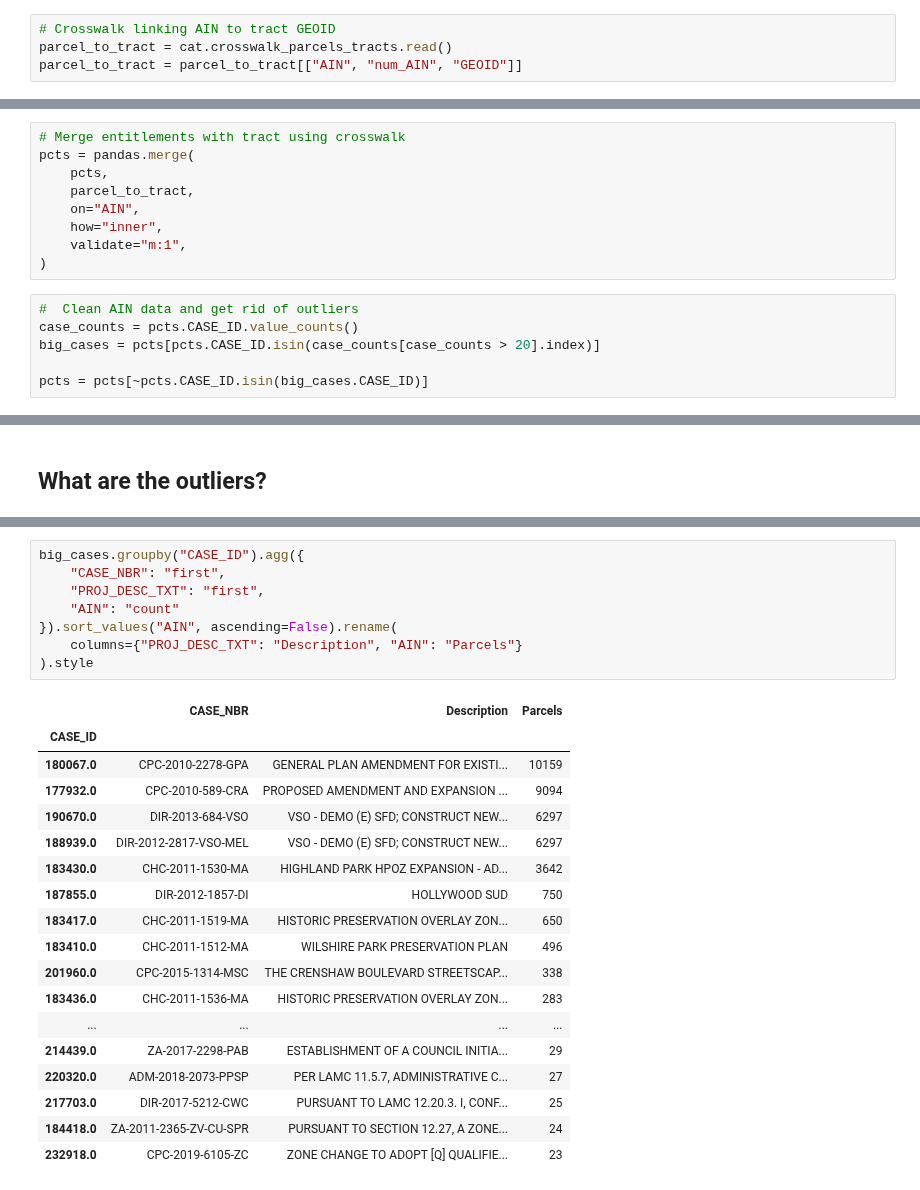
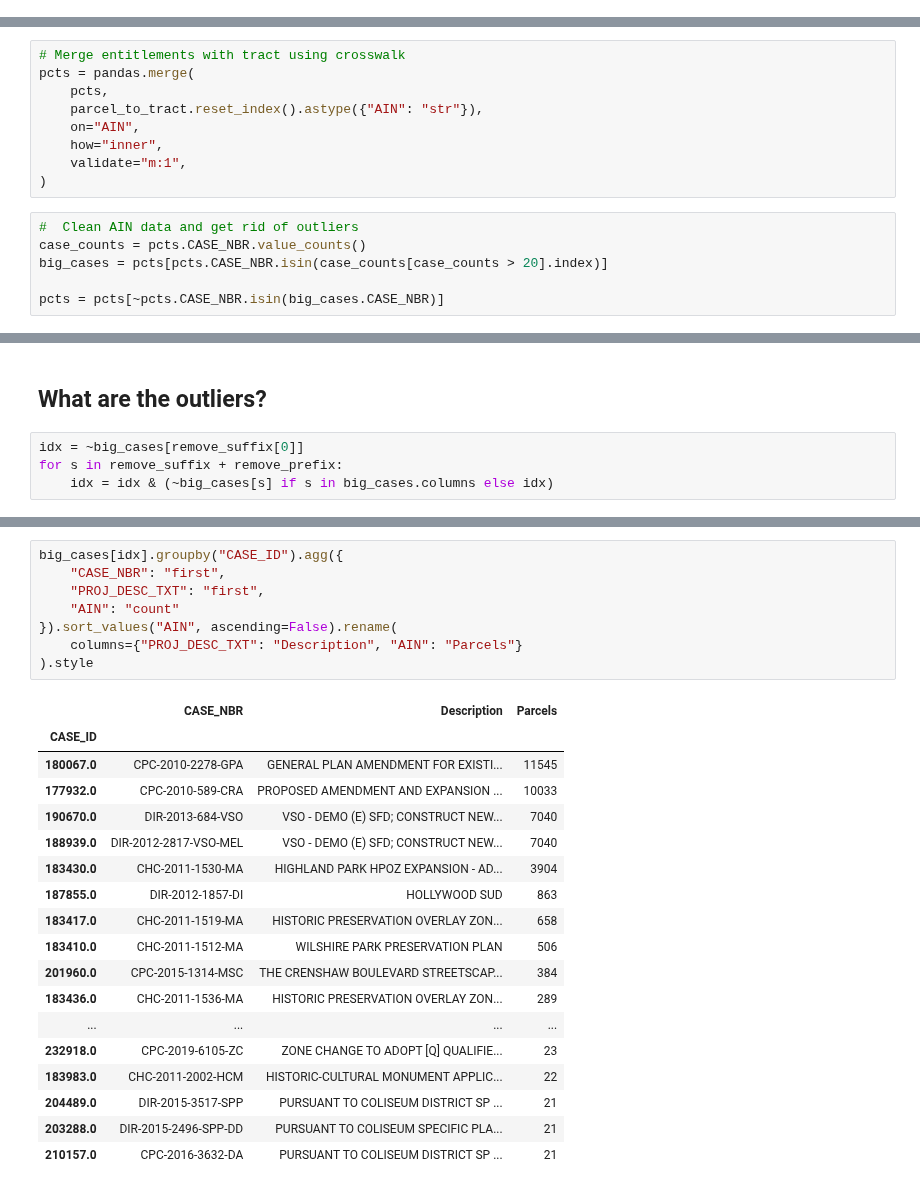
Before and after one commit to CityOfLosAngeles/planning-entitlements, a Jupyter notebook: notebooks/D1-entitlement-demographics.ipynb, the cells around one changed output, grey strips where cells are left out. Cells and saved outputs as stored; diff of their text form.

Commit message:
Use county parcels for D1, be less aggresive about filtering out cases.

```diff
--- a/notebooks/D1-entitlement-demographics.ipynb
+++ b/notebooks/D1-entitlement-demographics.ipynb
@@ -68,7 +68,3 @@ tracts = (
     tracts[["GEOID10", "geometry"]]
     .rename(columns = {"GEOID10": "GEOID"})
 )
-# %%
-# Crosswalk linking AIN to tract GEOID
-parcel_to_tract = cat.crosswalk_parcels_tracts.read()
-parcel_to_tract = parcel_to_tract[["AIN", "num_AIN", "GEOID"]]
@@ -76,17 +81,17 @@ parcel_to_tract = parcel_to_tract[["AIN", "num_AIN", "GEOID"]]
 # Merge entitlements with tract using crosswalk
 pcts = pandas.merge(
     pcts,
-    parcel_to_tract,
+    parcel_to_tract.reset_index().astype({"AIN": "str"}),
     on="AIN",
     how="inner",
     validate="m:1",
 )
 # %%
 #  Clean AIN data and get rid of outliers
-case_counts = pcts.CASE_ID.value_counts()
-big_cases = pcts[pcts.CASE_ID.isin(case_counts[case_counts > 20].index)]
+case_counts = pcts.CASE_NBR.value_counts()
+big_cases = pcts[pcts.CASE_NBR.isin(case_counts[case_counts > 20].index)]
 
-pcts = pcts[~pcts.CASE_ID.isin(big_cases.CASE_ID)]
+pcts = pcts[~pcts.CASE_NBR.isin(big_cases.CASE_NBR)]
 # %%
 # Our first pass at analyzing entitlements is to count the number
 # of cases for each census tract, to see which kinds of entitlements
@@ -221,5 +259,9 @@ Map(center=[34.07996230865876, -118.31123326410754], controls=(ZoomControl(optio
 # %% [markdown]
 ## What are the outliers?
+# %%
+idx = ~big_cases[remove_suffix[0]]
+for s in remove_suffix + remove_prefix:
+    idx = idx & (~big_cases[s] if s in big_cases.columns else idx)
 # %%
 case_dropdown = ipywidgets.Dropdown(
     description="Outlier cases",
@@ -268,28 +310,28 @@ Dropdown(description='Outlier cases', options=(('CPC-2010-2278-GPA (10159 parcel
 [interactive output not drawn]
 # %%
-big_cases.groupby("CASE_ID").agg({
+big_cases[idx].groupby("CASE_ID").agg({
     "CASE_NBR": "first",
     "PROJ_DESC_TXT": "first",
     "AIN": "count"
 }).sort_values("AIN", ascending=False).rename(
     columns={"PROJ_DESC_TXT": "Description", "AIN": "Parcels"}
 ).style
 # %% [output]
 |  | CASE_NBR | Description | Parcels |
 | CASE_ID |  |  |  |
-| 180067.0 | CPC-2010-2278-GPA | GENERAL PLAN AMENDMENT FOR EXISTI... | 10159 |
-| 177932.0 | CPC-2010-589-CRA | PROPOSED AMENDMENT AND EXPANSION ... | 9094 |
-| 190670.0 | DIR-2013-684-VSO | VSO - DEMO (E) SFD; CONSTRUCT NEW... | 6297 |
-| 188939.0 | DIR-2012-2817-VSO-MEL | VSO - DEMO (E) SFD; CONSTRUCT NEW... | 6297 |
-| 183430.0 | CHC-2011-1530-MA | HIGHLAND PARK HPOZ EXPANSION - AD... | 3642 |
-| 187855.0 | DIR-2012-1857-DI | HOLLYWOOD SUD | 750 |
-| 183417.0 | CHC-2011-1519-MA | HISTORIC PRESERVATION OVERLAY ZON... | 650 |
-| 183410.0 | CHC-2011-1512-MA | WILSHIRE PARK PRESERVATION PLAN | 496 |
-| 201960.0 | CPC-2015-1314-MSC | THE CRENSHAW BOULEVARD STREETSCAP... | 338 |
-| 183436.0 | CHC-2011-1536-MA | HISTORIC PRESERVATION OVERLAY ZON... | 283 |
+| 180067.0 | CPC-2010-2278-GPA | GENERAL PLAN AMENDMENT FOR EXISTI... | 11545 |
+| 177932.0 | CPC-2010-589-CRA | PROPOSED AMENDMENT AND EXPANSION ... | 10033 |
+| 190670.0 | DIR-2013-684-VSO | VSO - DEMO (E) SFD; CONSTRUCT NEW... | 7040 |
+| 188939.0 | DIR-2012-2817-VSO-MEL | VSO - DEMO (E) SFD; CONSTRUCT NEW... | 7040 |
+| 183430.0 | CHC-2011-1530-MA | HIGHLAND PARK HPOZ EXPANSION - AD... | 3904 |
+| 187855.0 | DIR-2012-1857-DI | HOLLYWOOD SUD | 863 |
+| 183417.0 | CHC-2011-1519-MA | HISTORIC PRESERVATION OVERLAY ZON... | 658 |
+| 183410.0 | CHC-2011-1512-MA | WILSHIRE PARK PRESERVATION PLAN | 506 |
+| 201960.0 | CPC-2015-1314-MSC | THE CRENSHAW BOULEVARD STREETSCAP... | 384 |
+| 183436.0 | CHC-2011-1536-MA | HISTORIC PRESERVATION OVERLAY ZON... | 289 |
 | ... | ... | ... | ... |
-| 214439.0 | ZA-2017-2298-PAB | ESTABLISHMENT OF A COUNCIL INITIA... | 29 |
-| 220320.0 | ADM-2018-2073-PPSP | PER LAMC 11.5.7, ADMINISTRATIVE C... | 27 |
-| 217703.0 | DIR-2017-5212-CWC | PURSUANT TO LAMC 12.20.3. I, CONF... | 25 |
-| 184418.0 | ZA-2011-2365-ZV-CU-SPR | PURSUANT TO SECTION 12.27, A ZONE... | 24 |
 | 232918.0 | CPC-2019-6105-ZC | ZONE CHANGE TO ADOPT [Q] QUALIFIE... | 23 |
+| 183983.0 | CHC-2011-2002-HCM | HISTORIC-CULTURAL MONUMENT APPLIC... | 22 |
+| 204489.0 | DIR-2015-3517-SPP | PURSUANT TO COLISEUM DISTRICT SP ... | 21 |
+| 203288.0 | DIR-2015-2496-SPP-DD | PURSUANT TO COLISEUM SPECIFIC PLA... | 21 |
+| 210157.0 | CPC-2016-3632-DA | PURSUANT TO COLISEUM DISTRICT SP ... | 21 |
```
Also changed, not shown: parts of 7 cells of this notebook.
